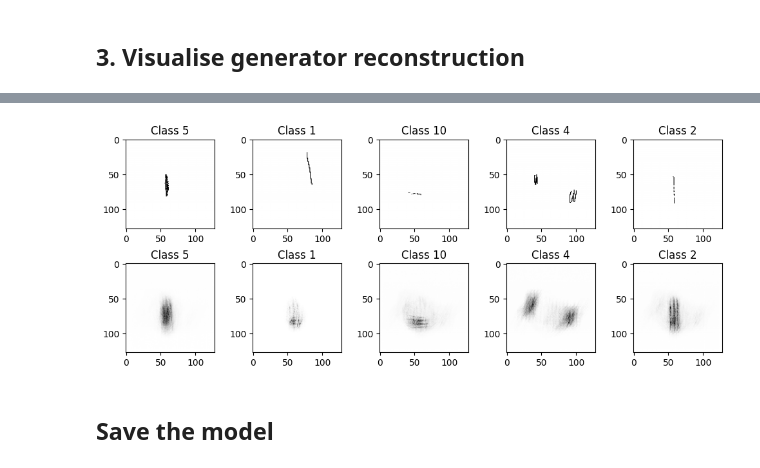
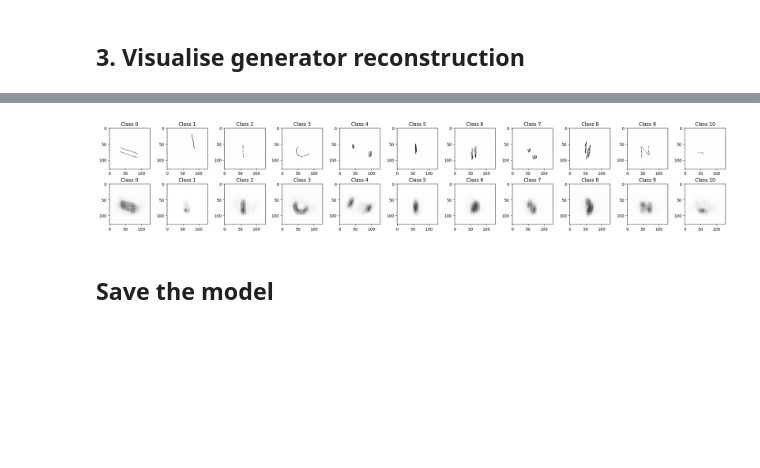
Before and after one commit to PabloPicass0/DualSense, a Jupyter notebook: Backend/ML/model_training.ipynb, the cells around one changed output, grey strips where cells are left out. Cells and saved outputs as stored; diff of their text form; code cells hidden in the pictures; blank space fills up the shorter version.

Commit message:
added visualisation of all signs of generator and saving of recon img to directory

```diff
--- a/Backend/ML/model_training.ipynb
+++ b/Backend/ML/model_training.ipynb
@@ -158,24 +162,33 @@ capsule_outputs, reconstructed_images = model_test.predict(dataset.X_test)
 def decode_onehot(onehot_encoded):
     return np.argmax(onehot_encoded)
 
-# Let's visualize the original and reconstructed images for the first few samples
-num_images_to_display = 5
+# Fetch one instance of each class from the test set
+class_indices = {i: None for i in range(11)}  # Assuming 11 classes, indexed 0 to 10
 
-plt.figure(figsize=(2*num_images_to_display, 4))
+for idx, label in enumerate(dataset.y_test):
+    label_decoded = decode_onehot(label)
+    if class_indices[label_decoded] is None:
+        class_indices[label_decoded] = idx
+    if all(v is not None for v in class_indices.values()):  # Break once we've found one of each
+        break
 
-for i in range(num_images_to_display):
-    label = decode_onehot(dataset.y_test[i])
+# Let's visualize the original and reconstructed images for each class
+num_classes = 11
+
+plt.figure(figsize=(2*num_classes, 4))
+
+for i, (class_label, idx) in enumerate(class_indices.items()):
 
     # Original images
-    plt.subplot(2, num_images_to_display, i + 1)
-    plt.imshow(dataset.X_test[i].reshape(128, 128), cmap='gray')
-    plt.title(f"Class {label}")
+    plt.subplot(2, num_classes, i + 1)
+    plt.imshow(dataset.X_test[idx].reshape(128, 128), cmap='gray')
+    plt.title(f"Class {class_label}")
     plt.axis('on')
 
     # Reconstructed images
-    plt.subplot(2, num_images_to_display, num_images_to_display + i + 1)
-    plt.imshow(reconstructed_images[i].reshape(128, 128), cmap='gray')
-    plt.title(f"Class {label}")
+    plt.subplot(2, num_classes, num_classes + i + 1)
+    plt.imshow(reconstructed_images[idx].reshape(128, 128), cmap='gray')
+    plt.title(f"Class {class_label}")
     plt.axis('on')
 
 plt.tight_layout()
@@ -185,4 +198,4 @@ plt.show()
-[figure, old version]
+[figure, new version]
 # %% [markdown]
 ## Save the model
 # %%
```
Also changed, not shown: parts of 3 cells of this notebook, 1 other file.
